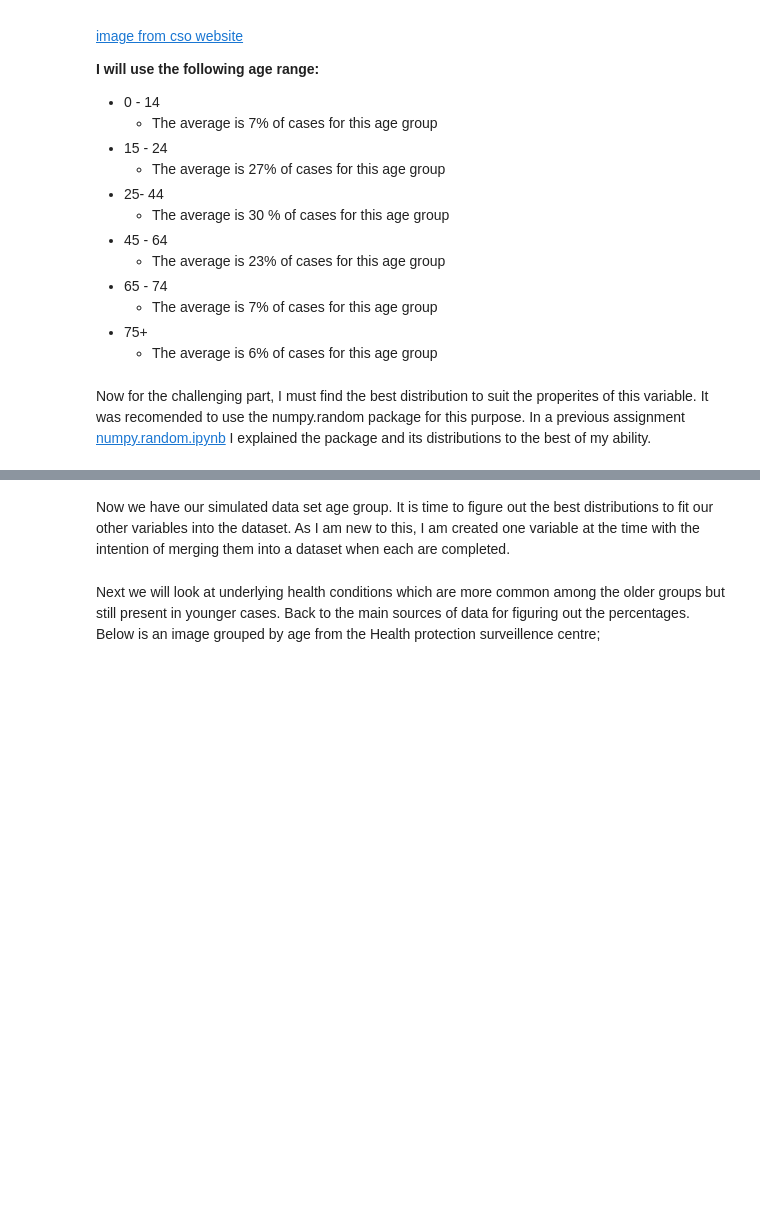
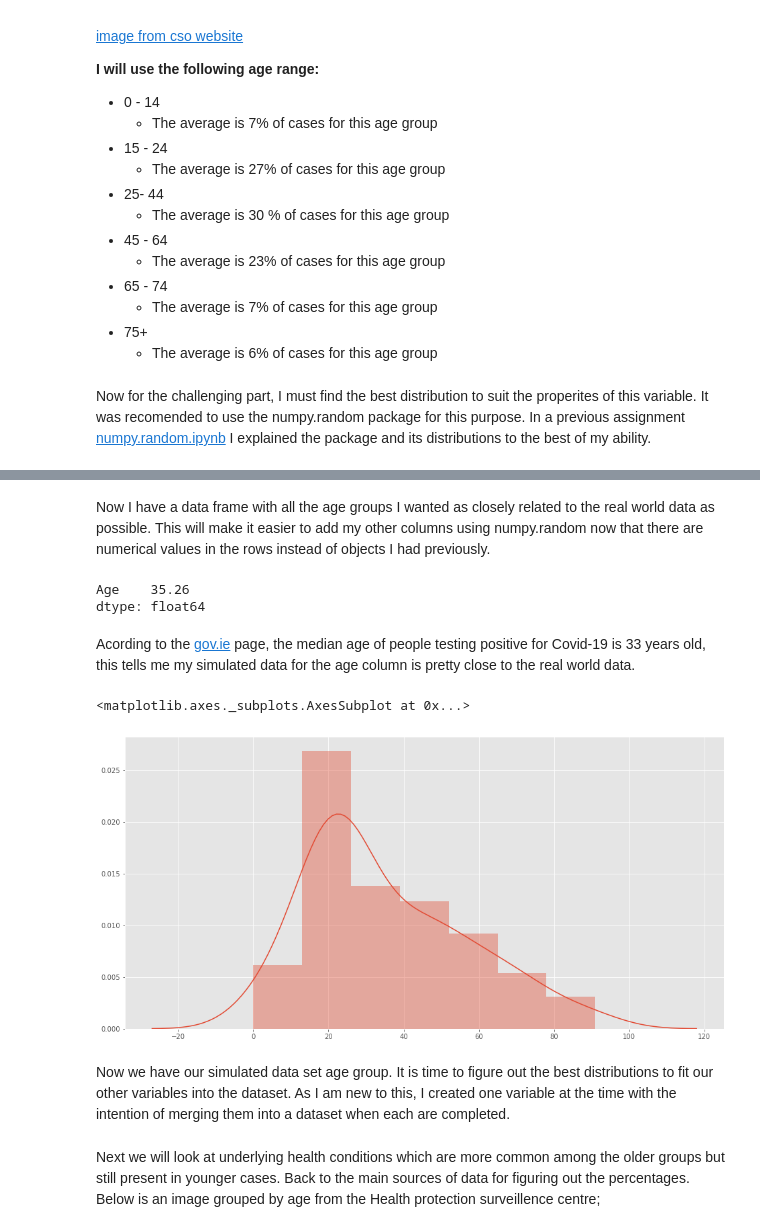
Before and after one commit to AineNicD/simulating-data, a Jupyter notebook: simulating-data.ipynb, the cells around one changed output, grey strips where cells are left out. Saved outputs shown, nothing was run; the diff lists cells and outputs as text; code cells hidden in the pictures; blank space fills up the shorter version.

```diff
--- a/simulating-data.ipynb
+++ b/simulating-data.ipynb
@@ -34,6 +37,8 @@ This project is about simulation, I must synthesise a dataset. [1]
 import numpy as np
 import pandas as pd
 import matplotlib.pyplot as plt
+plt.style.use("ggplot")
+plt.rcParams["figure.figsize"] = (16,8)
 import seaborn as sns
 import scipy.stats as ss
 import random
@@ -163,0 +308,9 @@ df1
+# %%
+#age_groups = (['0-14', '15-24', '25-44', '45-64','65-74', '75+'])
+a  = np.random.randint (0,14,9)
+b  = np.random.randint (15,24,32)
+c = np.random.randint (25,44,27)
+d = np.random.randint (45,64,21)
+e = np.random.randint (65,74,5)
+f = np.random.randint (75,100,6)
+print ([a,b,c,d,e,f])
@@ -163,0 +322,6 @@ df1
+# %%
+# adding all arrays to one list
+ageing = np.concatenate([a,b,c,d,e,f])
+
+df1 = pd.DataFrame(data=ageing, columns=["Age"])
+df1
@@ -164,5 +342,21 @@ df1
+# %% [markdown]
+Now I have a data frame with all the age groups I wanted as closely related to the real world data as possible. This will make it easier to add my other columns using numpy.random now that there are numerical values in the rows instead of objects I had previously.
+# %%
+#checking mean of simulated data
+df1.mean()
+# %% [output]
+Age    35.26
+dtype: float64
+# %% [markdown]
+Acording to the [gov.ie](https://www.gov.ie/en/press-release/db5a3-statement-from-the-national-public-health-emergency-team-friday-23-october/) page, the median age of people testing positive for Covid-19 is 33 years old, this tells me my simulated data for the age column is pretty close to the real world data.
+# %%
+
+sns.distplot(df1)
+# %% [output]
+<matplotlib.axes._subplots.AxesSubplot at 0x...>
+[figure, added]
 # %% [markdown]
-Now we have our simulated data set age group.  It is time to figure out the best distributions to fit our other variables into the dataset. As I am new to this, I am created one variable at the time with the intention of merging them into a dataset when each are completed.
+Now we have our simulated data set age group.  It is time to figure out the best distributions to fit our other variables into the dataset. As I am new to this, I created one variable at the time with the intention of merging them into a dataset when each are completed.
 # %% [markdown]
 Next we will look at underlying health conditions which are more common among the older groups but still present in younger cases. Back to the main sources of data for figuring out the percentages. Below is an image grouped by age from the Health protection surveillence centre;
 # %% [markdown]
```
Also changed, not shown: parts of 43 cells of this notebook.
